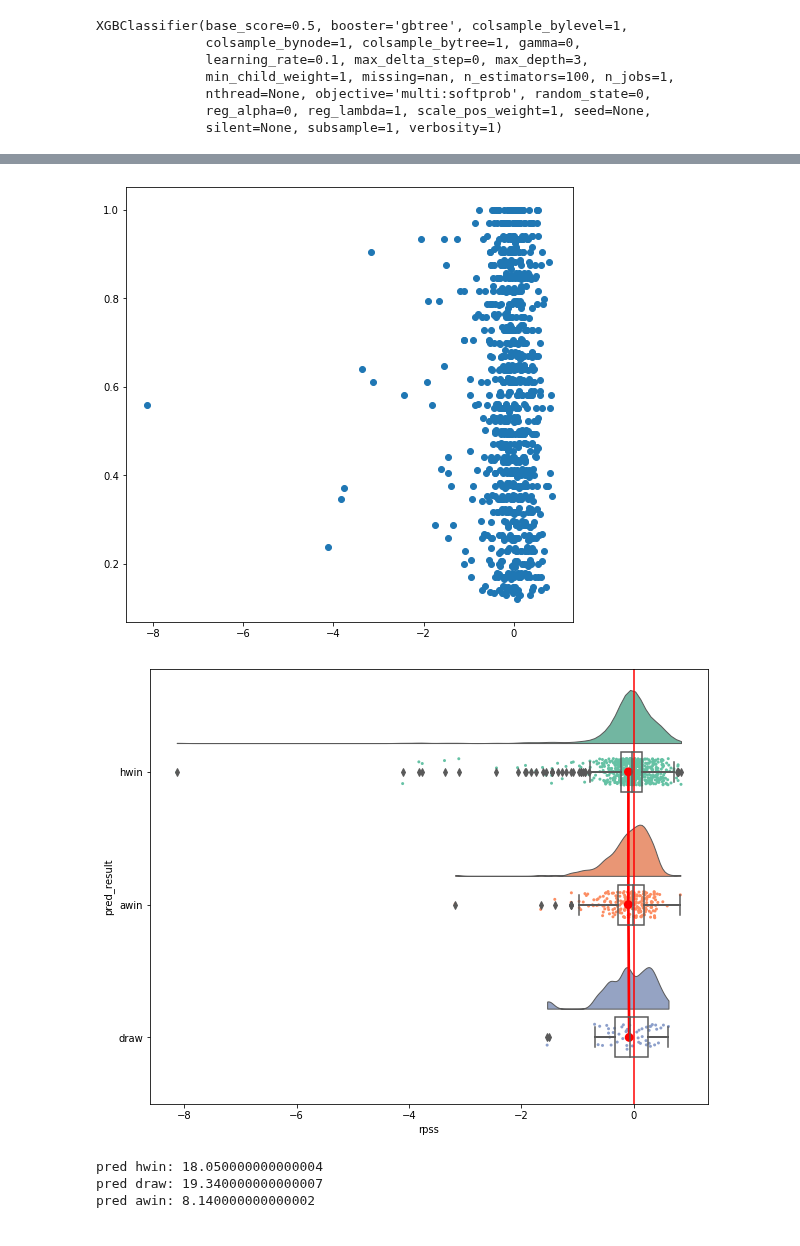
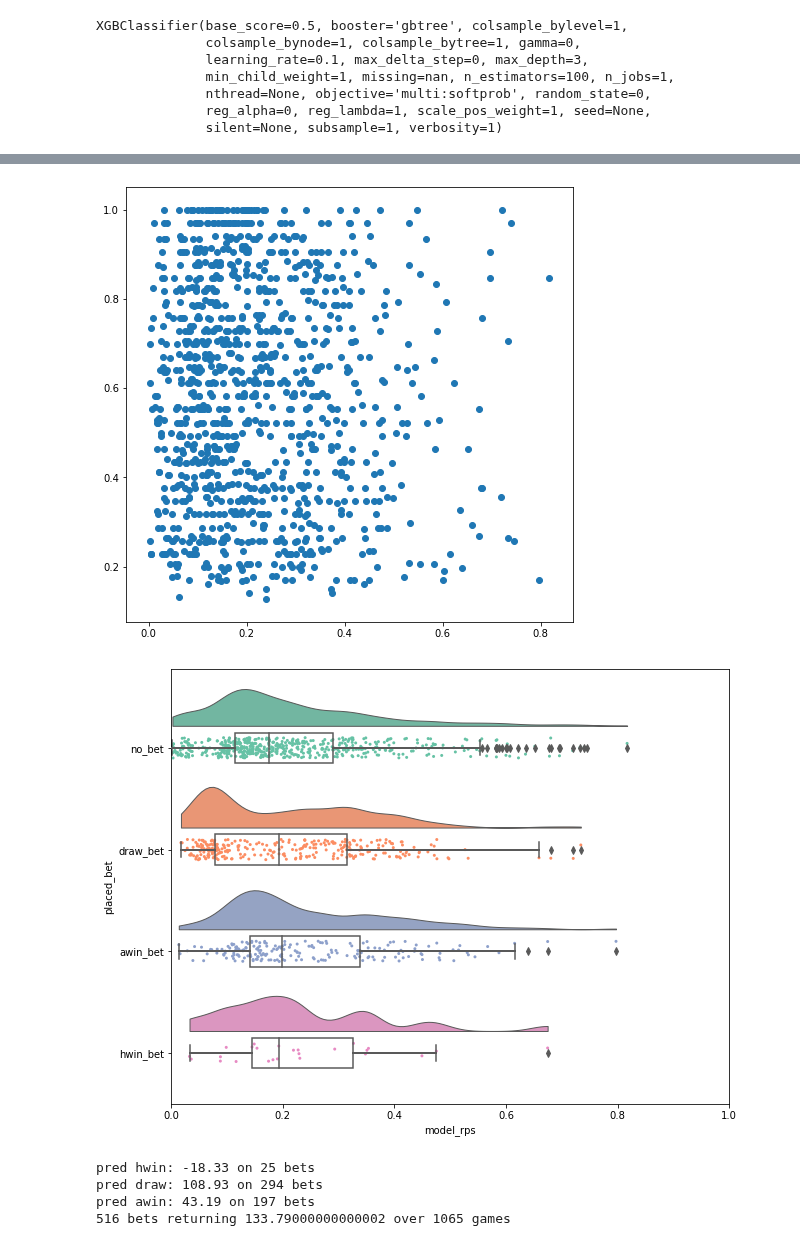
Before and after one commit to DMacGillivray/soccer-predictions, a Jupyter notebook: notebooks/0005.0000c Modeling Strategy c.ipynb, the cells around one changed output, grey strips where cells are left out. Cells and saved outputs as stored; diff of their text form; code cells hidden in the pictures.

Commit message:
Modeling Strategy c reworked to working

```diff
--- a/notebooks/0005.0000c Modeling Strategy c.ipynb
+++ b/notebooks/0005.0000c Modeling Strategy c.ipynb
@@ -525,0 +495,6 @@ memory usage: 1.7+ MB
+# %%
+draws = compressed_df3[compressed_df3['result'] == 'draw']
+awins = compressed_df3[compressed_df3['result'] == 'awin']
+hwins = compressed_df3[compressed_df3['result'] == 'hwin'].sample(frac=0.55)
+awins = compressed_df3[compressed_df3['result'] == 'awin'].sample(frac=0.85)
+compressed_df4 = pd.concat([draws, awins, hwins], axis=0).reset_index(drop=True)
@@ -531,7 +514,7 @@ Prior to modeling, we will split the DataFrame into 3 parts, all keeping the sam
 + X - all features
 + y - target
 # %%
-df_model = compressed_df2.copy(deep=True)
+df_model = compressed_df4.copy(deep=True)
 meta = get_non_features_df(df_model)
 meta.head(2)
 # %% [output]
@@ -556,7 +545,3 @@ X.shape
-# %%
-duplicate_columns = X.columns[X.columns.duplicated()]
-duplicate_columns
-X = X.loc[:,~X.columns.duplicated()]
 # %%
 y = get_target_df(df_model, format='single_ordinal_result_column')
 y.head(2)
@@ -571,7 +556,7 @@ y.shape
 # %%
 from sklearn.model_selection import train_test_split, StratifiedKFold, cross_val_score
 # Split into Train, test, but we will also split the additional data for meta data
-X_train, X_test, y_train, y_test = train_test_split(X, y, test_size=0.30, stratify=y)
+X_train, X_test, y_train, y_test = train_test_split(X, y, test_size=0.5, stratify=y)
 meta_train = meta.loc[y_train.index, :]
 meta_test = meta.loc[y_test.index, :]
 # print(f'train index:{X_train.index}')
@@ -922,21 +1063,24 @@ df_play_minus[['hwin_rets', 'draw_rets', 'awin_rets']].sum(axis=1).sum()
 # %%
 fig, ax = plt.subplots(figsize=(8,8))
-ax.scatter(df_play['rpss'], df_play['seasonPercentile'] )
+ax.scatter(df_play['model_rps'], df_play['seasonPercentile'] )
 plt.show();
 # %% [output]
-[figure, old version]
+[figure, new version]
 # %%
 import ptitprince as pt
 fig, ax = plt.subplots(figsize=(10,8))
-ax = pt.RainCloud(x='pred_result', y='rpss', data=df_play, width_viol=0.8, width_box=0.3,
-                  orient='h', pointplot=True)
-plt.axvline(x=0.0, c='r')
+ax = pt.RainCloud(x='placed_bet', y='model_rps', data=df_play, width_viol=0.8, width_box=0.3,
+                  orient='h', pointplot=False)
+ax.set_xlim(0.0, 1.0)
+#plt.axvline(x=0.1, c='r')
 plt.show();
-print(f'pred hwin: {df_play["hwin_rets"].sum()}')
-print(f'pred draw: {df_play["draw_rets"].sum()}')
-print(f'pred awin: {df_play["awin_rets"].sum()}')
+print(f'pred hwin: {df_play["hwin_rets"].sum()} on {df_play["hwin_bet"].sum()} bets')
+print(f'pred draw: {df_play["draw_rets"].sum()} on {df_play["draw_bet"].sum()} bets')
+print(f'pred awin: {df_play["awin_rets"].sum()} on {df_play["awin_bet"].sum()} bets')
+print(f'{df_play[["hwin_bet" , "draw_bet", "awin_bet"]].sum().sum()} bets returning {df_play["game_ret"].sum()} over {len(df_play)} games')
 # %% [output]
-[figure, old version]
+[figure, new version]
-pred hwin: 18.050000000000004
-pred draw: 19.340000000000007
-pred awin: 8.140000000000002
+pred hwin: -18.33 on 25 bets
+pred draw: 108.93 on 294 bets
+pred awin: 43.19 on 197 bets
+516 bets returning 133.79000000000002 over 1065 games
```
Also changed, not shown: parts of 56 cells of this notebook, 2 other files.
